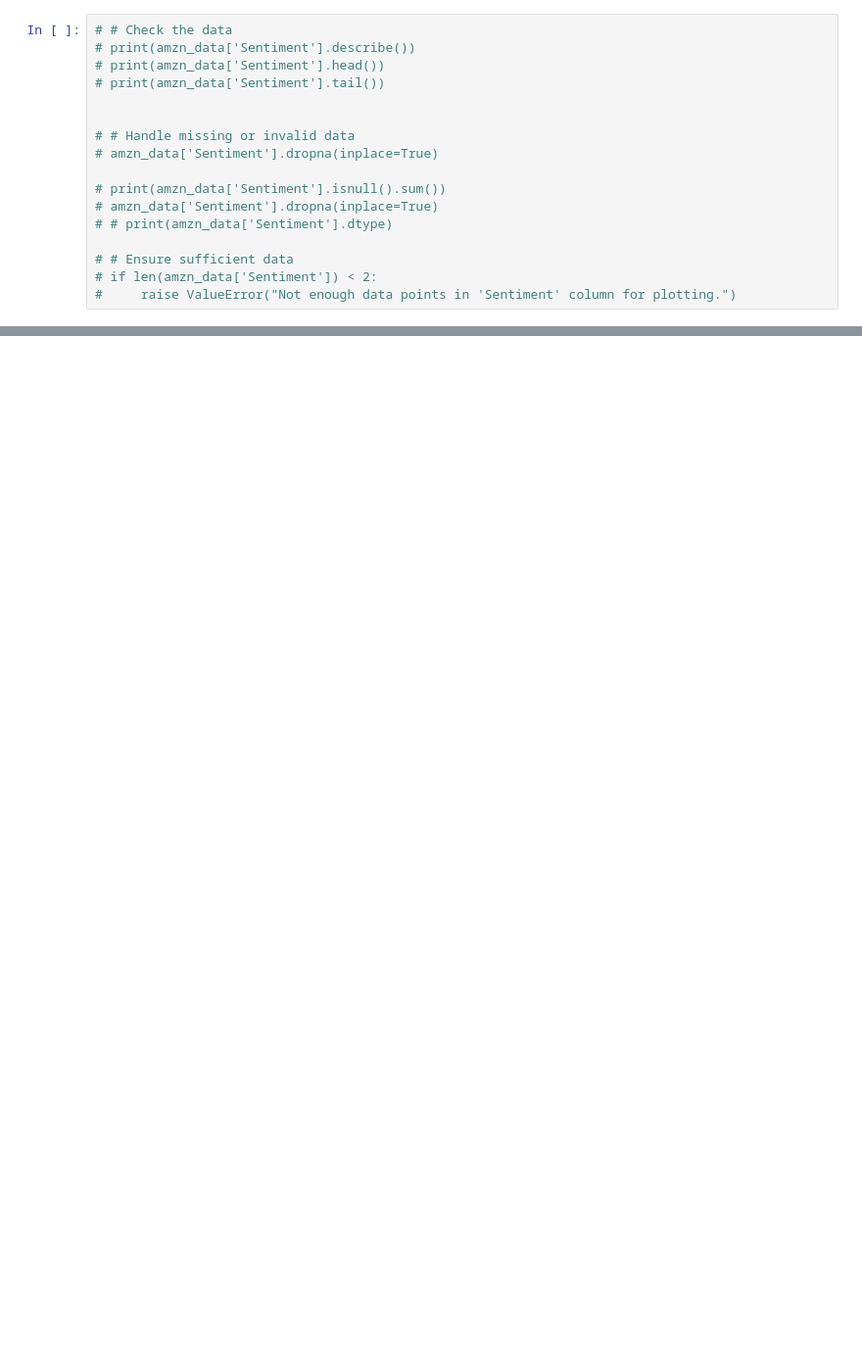
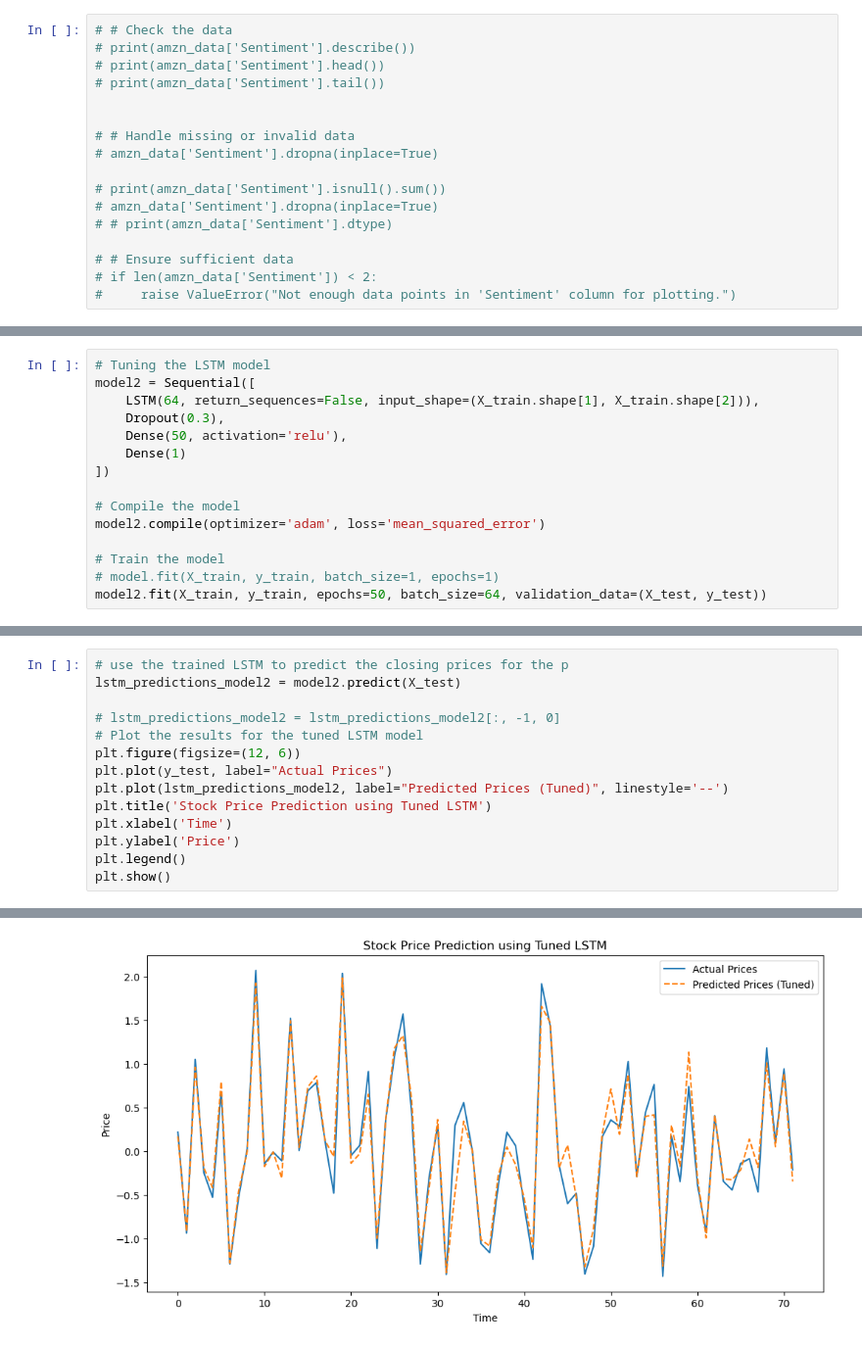
Before and after one commit to ngandy02/ML-stock-prediction, a Jupyter notebook: ML Project.ipynb, the cells around one changed output, grey strips where cells are left out. Shown at 98% size. Saved outputs shown, nothing was run; the diff lists cells and outputs as text; blank space fills up the shorter version.

```diff
--- a/ML Project.ipynb
+++ b/ML Project.ipynb
@@ -433,0 +467,15 @@ plt.show()
+# %%
+# Tuning the LSTM model
+model2 = Sequential([
+    LSTM(64, return_sequences=False, input_shape=(X_train.shape[1], X_train.shape[2])),
+    Dropout(0.3),
+    Dense(50, activation='relu'),
+    Dense(1)
+])
+
+# Compile the model
+model2.compile(optimizer='adam', loss='mean_squared_error')
+
+# Train the model
+# model.fit(X_train, y_train, batch_size=1, epochs=1)
+model2.fit(X_train, y_train, epochs=50, batch_size=64, validation_data=(X_test, y_test))
@@ -433,0 +502,15 @@ plt.show()
+# %%
+# use the trained LSTM to predict the closing prices for the p
+lstm_predictions_model2 = model2.predict(X_test)
+
+# lstm_predictions_model2 = lstm_predictions_model2[:, -1, 0]
+# Plot the results for the tuned LSTM model
+plt.figure(figsize=(12, 6))
+plt.plot(y_test, label="Actual Prices")
+plt.plot(lstm_predictions_model2, label="Predicted Prices (Tuned)", linestyle='--')
+plt.title('Stock Price Prediction using Tuned LSTM')
+plt.xlabel('Time')
+plt.ylabel('Price')
+plt.legend()
+plt.show()
+# %% [output]
@@ -433,0 +518 @@ plt.show()
+[figure, added]
```
Also changed, not shown: parts of 21 cells of this notebook.
